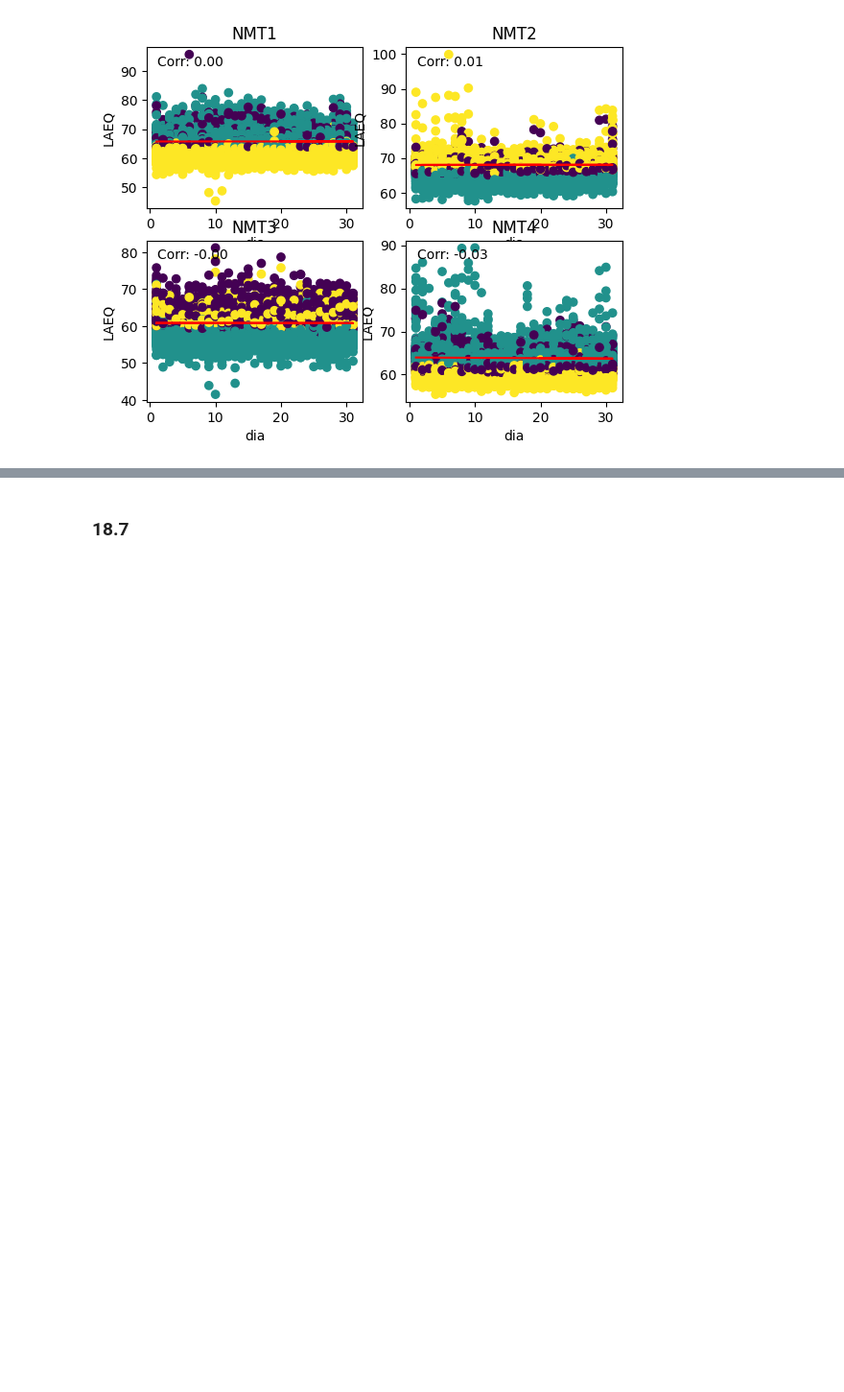
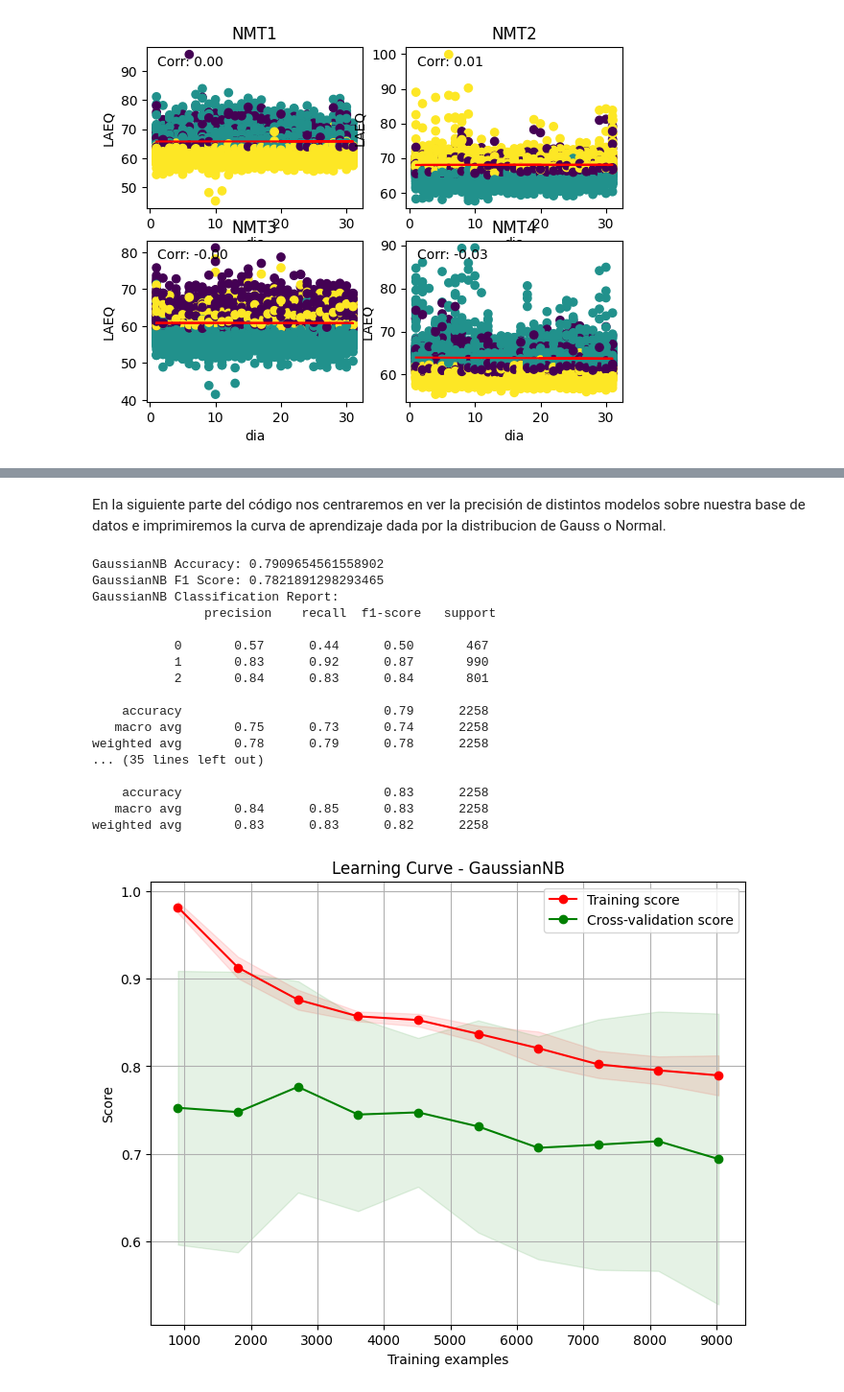
Before and after one commit to RubenGenillo/Proyecto_CONVIVE_Grupo3_repositorio, a Jupyter notebook: codigo coil/nb__2/Actividad4.ipynb, the cells around one changed output, grey strips where cells are left out. Shown: that part at 96% size. Saved outputs shown, nothing was run; the diff lists cells and outputs as text; code cells hidden in the pictures; blank space fills up the shorter version.

```diff
--- a/codigo coil/nb__2/Actividad4.ipynb
+++ b/codigo coil/nb__2/Actividad4.ipynb
@@ -296,13 +395,16 @@ plot_learning_curve(model_optimized, X, y)
-# %% [markdown]
-### 18.7
+# %% [markdown]
+En la siguiente parte del código nos centraremos en ver la precisión de distintos modelos sobre nuestra base de datos e imprimiremos la curva de aprendizaje dada por la distribucion de Gauss o Normal.
 # %%
 from sklearn.naive_bayes import GaussianNB, MultinomialNB, ComplementNB, BernoulliNB
 from sklearn.metrics import accuracy_score, f1_score, classification_report
 from sklearn.model_selection import learning_curve
+import matplotlib.pyplot as plt
+import pandas as pd
+import numpy as np
 from sklearn.model_selection import train_test_split
 
 # cargar el conjunto de datos
-df = pd.read_csv('codigo coil/clusterizado_1.csv', sep=';')
+df = pd.read_csv('clusterizado_1.csv', sep=';')
 
 # separar en X e y
 X = df.drop(['cluster'], axis=1)
@@ -355,30 +457,49 @@ print("ComplementNB Accuracy:", accuracy_cnb)
 print("ComplementNB F1 Score:", f1_cnb)
 print("ComplementNB Classification Report:\n", report_cnb)
 
 print("BernoulliNB Accuracy:", accuracy_bnb)
 print("BernoulliNB F1 Score:", f1_bnb)
 print("BernoulliNB Classification Report:\n", report_bnb)
 
 # Plot learning curve for GaussianNB
 train_sizes, train_scores, test_scores = learning_curve(gnb, X, y, cv=5, scoring='f1_weighted', n_jobs=-1,
                                                          train_sizes=np.linspace(0.1, 1.0, 10), random_state=100)
 
 train_scores_mean = np.mean(train_scores, axis=1)
 train_scores_std = np.std(train_scores, axis=1)
 test_scores_mean = np.mean(test_scores, axis=1)
 test_scores_std = np.std(test_scores, axis=1)
 
 plt.figure(figsize=(8, 6))
 plt.title("Learning Curve - GaussianNB")
 plt.xlabel("Training examples")
 plt.ylabel("Score")
 plt.grid()
 
 plt.fill_between(train_sizes, train_scores_mean - train_scores_std, train_scores_mean + train_scores_std, alpha=0.1,
                  color="r")
 plt.fill_between(train_sizes, test_scores_mean - test_scores_std, test_scores_mean + test_scores_std, alpha=0.1,
                     color="g")
 plt.plot(train_sizes, train_scores_mean, 'o-', color="r", label="Training score")
 plt.plot(train_sizes, test_scores_mean, 'o-', color="g", label="Cross-validation score")
 plt.legend(loc="best")
 plt.show()
+# %% [output]
+GaussianNB Accuracy: 0.7909654561558902
+GaussianNB F1 Score: 0.7821891298293465
+GaussianNB Classification Report:
+               precision    recall  f1-score   support
+
+           0       0.57      0.44      0.50       467
+           1       0.83      0.92      0.87       990
+           2       0.84      0.83      0.84       801
+
+    accuracy                           0.79      2258
+   macro avg       0.75      0.73      0.74      2258
+weighted avg       0.78      0.79      0.78      2258
+... (35 lines left out)
+
+    accuracy                           0.83      2258
+   macro avg       0.84      0.85      0.83      2258
+weighted avg       0.83      0.83      0.82      2258
+[figure, added]
```
Also changed, not shown: parts of 37 cells of this notebook.
